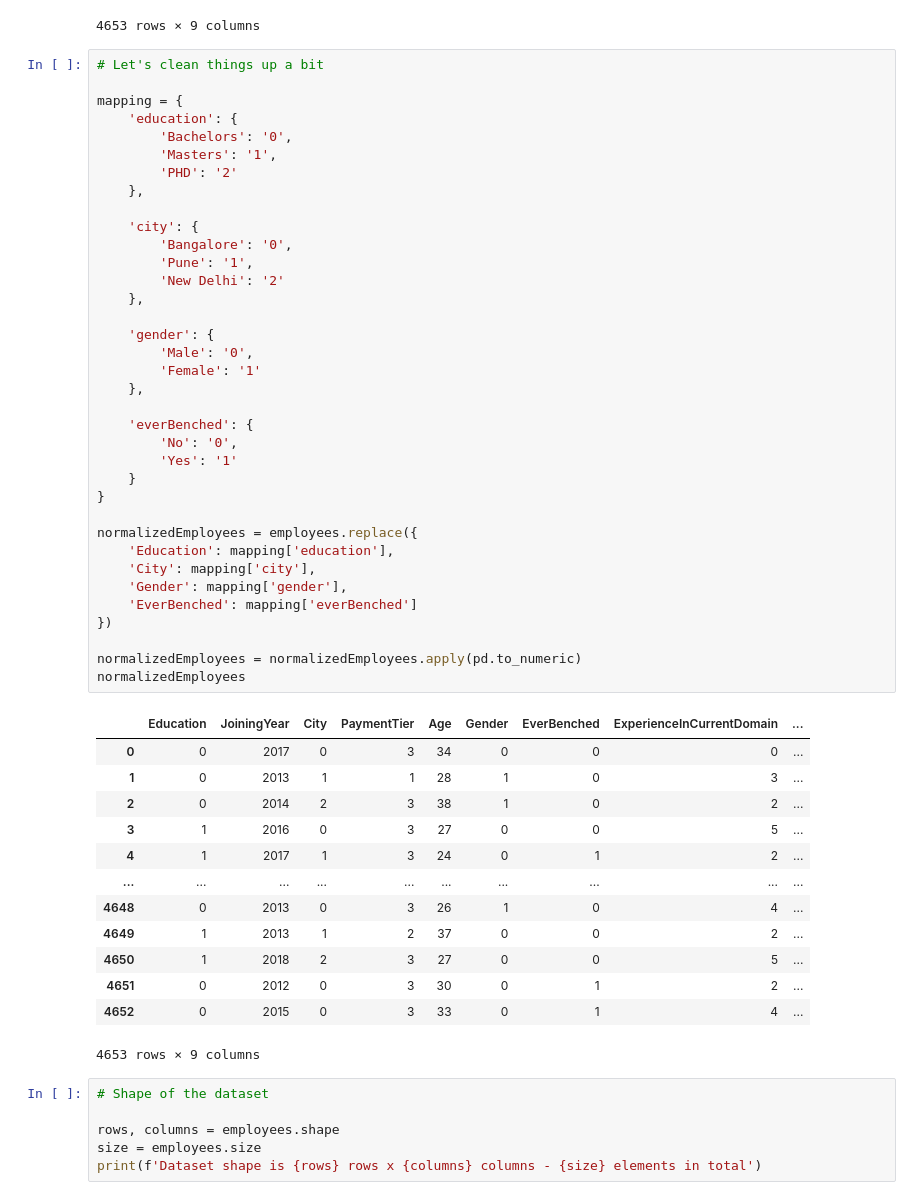
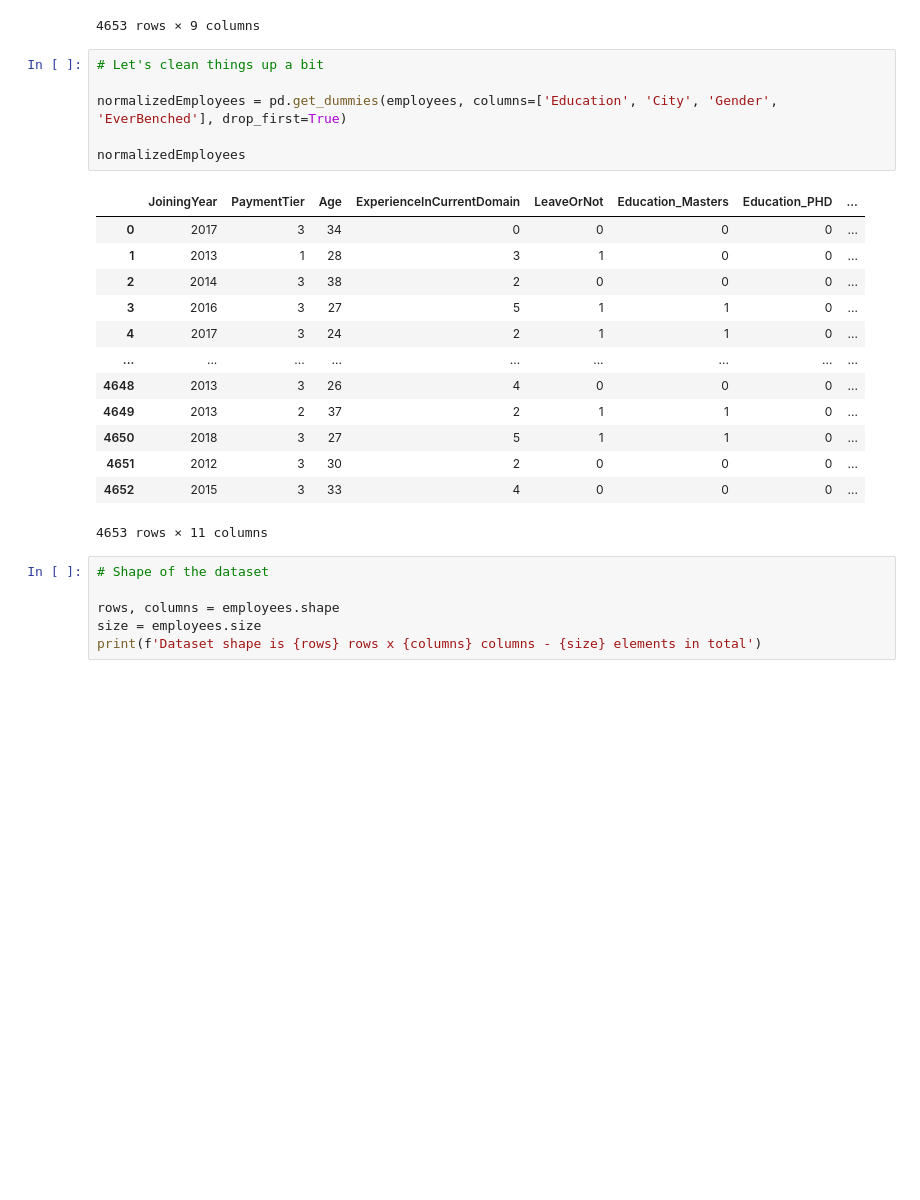
Before and after one commit to gawronskijakub/employee-future-prediction, a Jupyter notebook: employees.ipynb, the cells around one changed output. Cells and saved outputs as stored; diff of their text form; blank space fills up the shorter version.

Commit message:
Changed the manual mapping into built-in get_dummies

```diff
--- a/employees.ipynb
+++ b/employees.ipynb
@@ -40,56 +40,26 @@ employees
 | 4651 | Bachelors | 2012 | Bangalore | 3 | 30 | Male | Yes | 2 | ... |
 | 4652 | Bachelors | 2015 | Bangalore | 3 | 33 | Male | Yes | 4 | ... |
 4653 rows × 9 columns
-# %%
-# Let's clean things up a bit
-
-mapping = {
-	'education': {
-		'Bachelors': '0',
-		'Masters': '1',
-		'PHD': '2'
-	},
-
-	'city': {
-		'Bangalore': '0',
-		'Pune': '1',
-		'New Delhi': '2'
-	},
-
-	'gender': {
-		'Male': '0',
-		'Female': '1'
-	},
-
-	'everBenched': {
-		'No': '0',
-		'Yes': '1'
-	}
-}
-
-normalizedEmployees = employees.replace({
-	'Education': mapping['education'],
-	'City': mapping['city'],
-	'Gender': mapping['gender'],
-	'EverBenched': mapping['everBenched']
-})
-
-normalizedEmployees = normalizedEmployees.apply(pd.to_numeric)
-normalizedEmployees
-# %% [output]
-|  | Education | JoiningYear | City | PaymentTier | Age | Gender | EverBenched | ExperienceInCurrentDomain | ... |
-| 0 | 0 | 2017 | 0 | 3 | 34 | 0 | 0 | 0 | ... |
-| 1 | 0 | 2013 | 1 | 1 | 28 | 1 | 0 | 3 | ... |
-| 2 | 0 | 2014 | 2 | 3 | 38 | 1 | 0 | 2 | ... |
-| 3 | 1 | 2016 | 0 | 3 | 27 | 0 | 0 | 5 | ... |
-| 4 | 1 | 2017 | 1 | 3 | 24 | 0 | 1 | 2 | ... |
-| ... | ... | ... | ... | ... | ... | ... | ... | ... | ... |
-| 4648 | 0 | 2013 | 0 | 3 | 26 | 1 | 0 | 4 | ... |
-| 4649 | 1 | 2013 | 1 | 2 | 37 | 0 | 0 | 2 | ... |
-| 4650 | 1 | 2018 | 2 | 3 | 27 | 0 | 0 | 5 | ... |
-| 4651 | 0 | 2012 | 0 | 3 | 30 | 0 | 1 | 2 | ... |
-| 4652 | 0 | 2015 | 0 | 3 | 33 | 0 | 1 | 4 | ... |
-4653 rows × 9 columns
+# %%
+# Let's clean things up a bit
+
+normalizedEmployees = pd.get_dummies(employees, columns=['Education', 'City', 'Gender', 'EverBenched'], drop_first=True)
+
+normalizedEmployees
+# %% [output]
+|  | JoiningYear | PaymentTier | Age | ExperienceInCurrentDomain | LeaveOrNot | Education_Masters | Education_PHD | ... |
+| 0 | 2017 | 3 | 34 | 0 | 0 | 0 | 0 | ... |
+| 1 | 2013 | 1 | 28 | 3 | 1 | 0 | 0 | ... |
+| 2 | 2014 | 3 | 38 | 2 | 0 | 0 | 0 | ... |
+| 3 | 2016 | 3 | 27 | 5 | 1 | 1 | 0 | ... |
+| 4 | 2017 | 3 | 24 | 2 | 1 | 1 | 0 | ... |
+| ... | ... | ... | ... | ... | ... | ... | ... | ... |
+| 4648 | 2013 | 3 | 26 | 4 | 0 | 0 | 0 | ... |
+| 4649 | 2013 | 2 | 37 | 2 | 1 | 1 | 0 | ... |
+| 4650 | 2018 | 3 | 27 | 5 | 1 | 1 | 0 | ... |
+| 4651 | 2012 | 3 | 30 | 2 | 0 | 0 | 0 | ... |
+| 4652 | 2015 | 3 | 33 | 4 | 0 | 0 | 0 | ... |
+4653 rows × 11 columns
 # %%
 # Shape of the dataset
 
```
Also changed, not shown: parts of 5 cells of this notebook.
